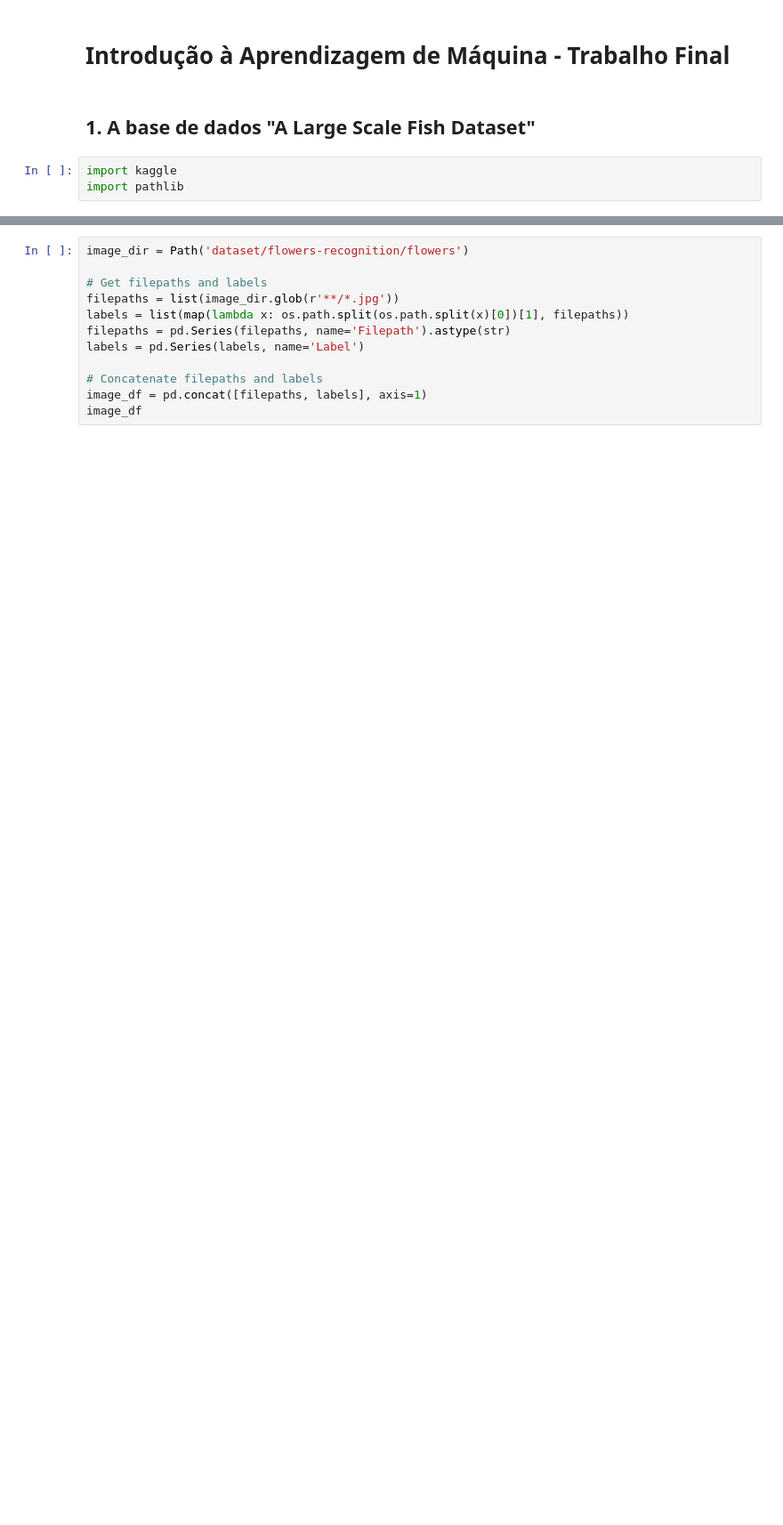
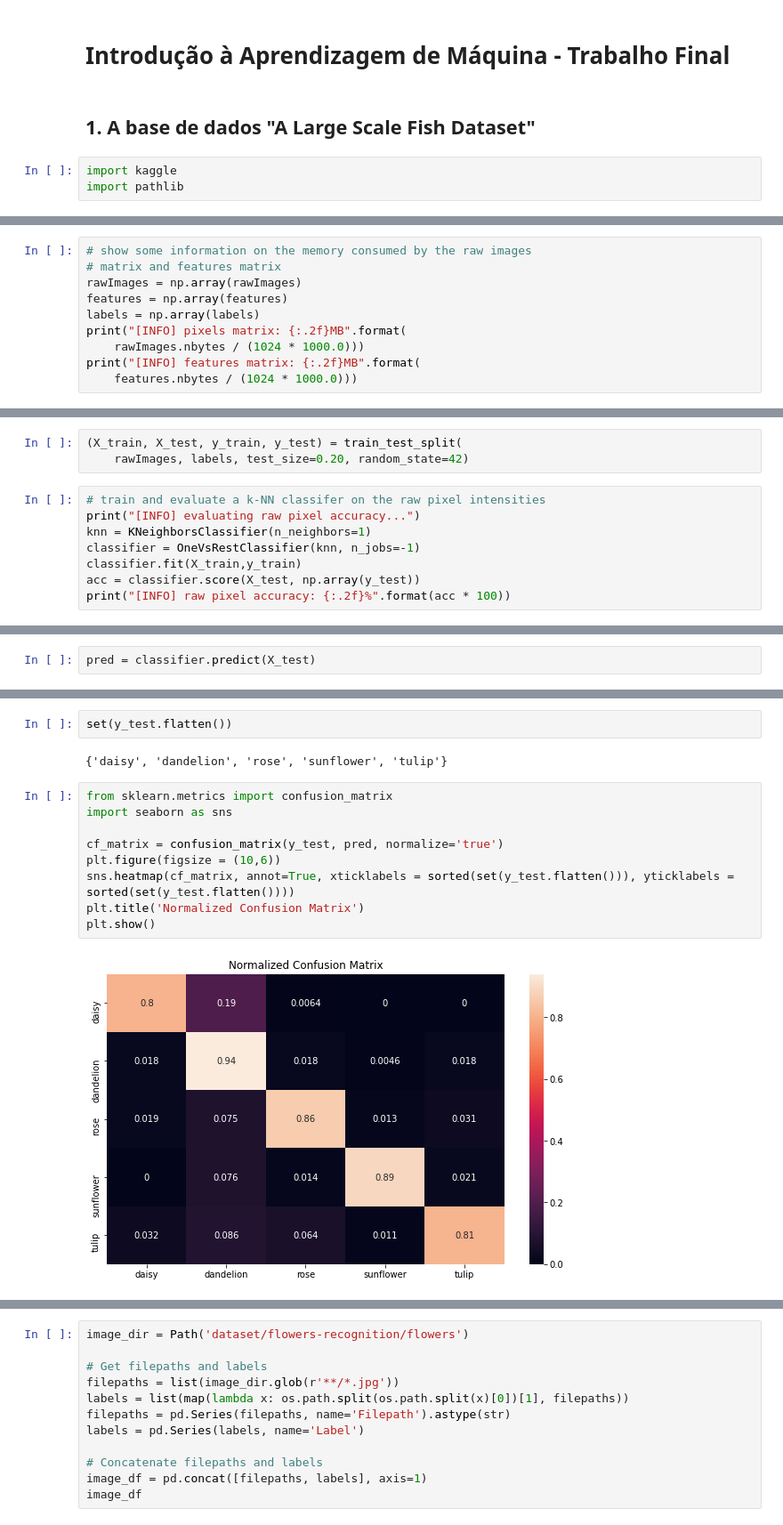
Before and after one commit to devwlad/intro-ml-classification, a Jupyter notebook: fml_final.ipynb, the cells around one changed output, grey strips where cells are left out. Shown at 89% size. Cells and saved outputs as stored; diff of their text form; blank space fills up the shorter version.

```diff
--- a/fml_final.ipynb
+++ b/fml_final.ipynb
@@ -268,0 +174,10 @@ plt.show()
+# %%
+# show some information on the memory consumed by the raw images
+# matrix and features matrix
+rawImages = np.array(rawImages)
+features = np.array(features)
+labels = np.array(labels)
+print("[INFO] pixels matrix: {:.2f}MB".format(
+	rawImages.nbytes / (1024 * 1000.0)))
+print("[INFO] features matrix: {:.2f}MB".format(
+	features.nbytes / (1024 * 1000.0)))
@@ -268,0 +187,11 @@ plt.show()
+# %%
+(X_train, X_test, y_train, y_test) = train_test_split(
+	rawImages, labels, test_size=0.20, random_state=42)
+# %%
+# train and evaluate a k-NN classifer on the raw pixel intensities
+print("[INFO] evaluating raw pixel accuracy...")
+knn = KNeighborsClassifier(n_neighbors=1)
+classifier = OneVsRestClassifier(knn, n_jobs=-1)
+classifier.fit(X_train,y_train)
+acc = classifier.score(X_test, np.array(y_test))
+print("[INFO] raw pixel accuracy: {:.2f}%".format(acc * 100))
@@ -268,0 +201,2 @@ plt.show()
+# %%
+pred = classifier.predict(X_test)
@@ -268,0 +218,15 @@ plt.show()
+# %%
+set(y_test.flatten())
+# %% [output]
+{'daisy', 'dandelion', 'rose', 'sunflower', 'tulip'}
+# %%
+from sklearn.metrics import confusion_matrix
+import seaborn as sns
+
+cf_matrix = confusion_matrix(y_test, pred, normalize='true')
+plt.figure(figsize = (10,6))
+sns.heatmap(cf_matrix, annot=True, xticklabels = sorted(set(y_test.flatten())), yticklabels = sorted(set(y_test.flatten())))
+plt.title('Normalized Confusion Matrix')
+plt.show()
+# %% [output]
+[figure, added]
```
Also changed, not shown: parts of 43 cells of this notebook, 1 other file.
